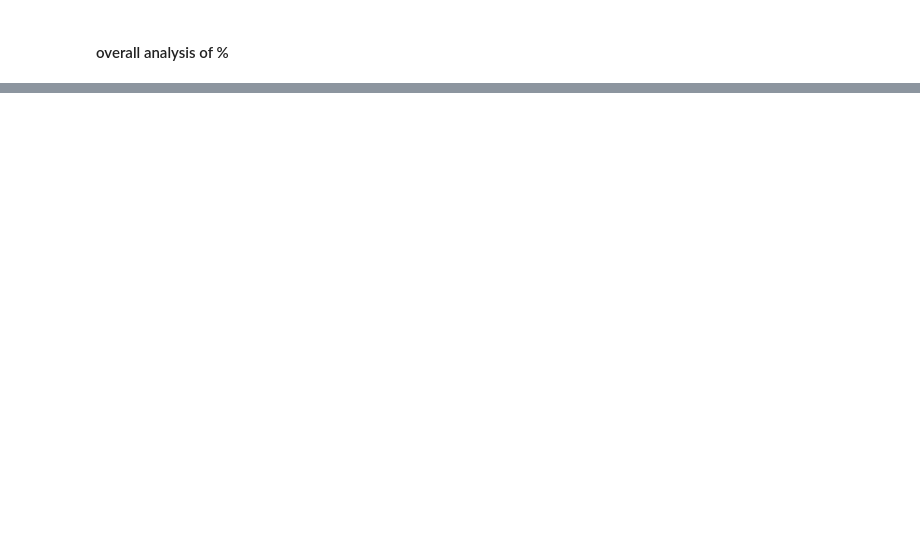
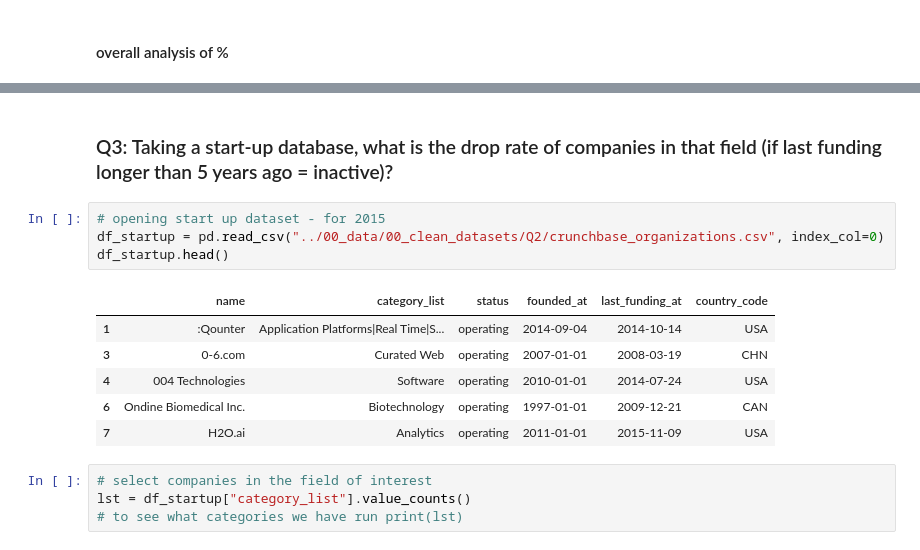
Before and after one commit to FHnt97/Project-Week-8-Final-Project, a Jupyter notebook: your-project/01_code/03_BONUS.ipynb, the cells around one changed output, grey strips where cells are left out. Saved outputs shown, nothing was run; the diff lists cells and outputs as text; blank space fills up the shorter version.

Commit message:
rop rate done

```diff
--- a/your-project/01_code/03_BONUS.ipynb
+++ b/your-project/01_code/03_BONUS.ipynb
@@ -301,0 +318,17 @@ ValueError: The truth value of a DataFrame is ambiguous. Use a.empty, a.bool(),
+# %% [markdown]
+### Q3: Taking a start-up database, what is the drop rate of companies in that field (if last funding longer than 5 years ago = inactive)?
+# %%
+# opening start up dataset - for 2015
+df_startup = pd.read_csv("../00_data/00_clean_datasets/Q2/crunchbase_organizations.csv", index_col=0)
+df_startup.head()
+# %% [output]
+|  | name | category_list | status | founded_at | last_funding_at | country_code |
+| 1 | :Qounter | Application Platforms|Real Time|S... | operating | 2014-09-04 | 2014-10-14 | USA |
+| 3 | 0-6.com | Curated Web | operating | 2007-01-01 | 2008-03-19 | CHN |
+| 4 | 004 Technologies | Software | operating | 2010-01-01 | 2014-07-24 | USA |
+| 6 | Ondine Biomedical Inc. | Biotechnology | operating | 1997-01-01 | 2009-12-21 | CAN |
+| 7 | H2O.ai | Analytics | operating | 2011-01-01 | 2015-11-09 | USA |
+# %%
+# select companies in the field of interest
+lst = df_startup["category_list"].value_counts()
+# to see what categories we have run print(lst)
```
Also changed, not shown: parts of 14 cells of this notebook.
